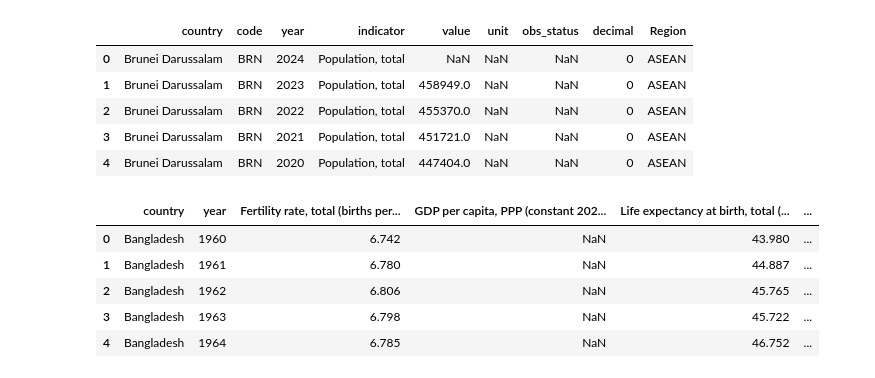
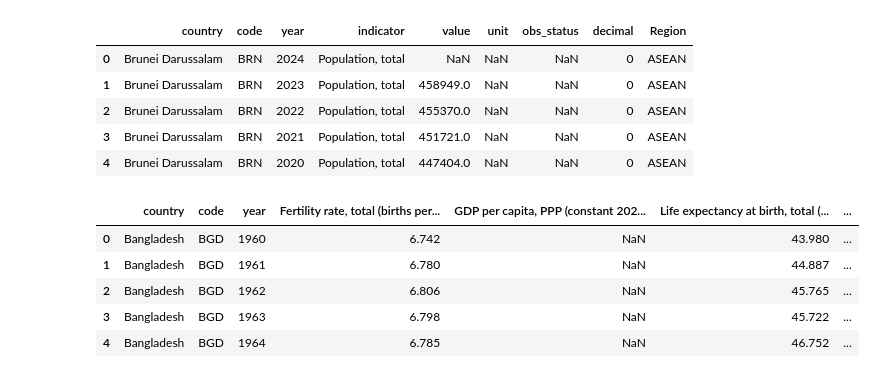
Before and after one commit to Graspp-25-Spring/graspp_2025s_fintech, a Jupyter notebook: notebooks/Milestone1_Wanzi(demography).ipynb, the cells around one changed output. Saved outputs shown, nothing was run; the diff lists cells and outputs as text; code cells hidden in the pictures.

```diff
--- a/notebooks/Milestone1_Wanzi(demography).ipynb
+++ b/notebooks/Milestone1_Wanzi(demography).ipynb
@@ -279,26 +279,26 @@ df.head()
 | 4 | Brunei Darussalam | BRN | 2020 | Population, total | 447404.0 | NaN | NaN | 0 | ASEAN |
 # %%
 # Keep only necessary columns
-df_filtered = df[['country', 'year', 'indicator', 'value']]
+df_filtered = df[['country', 'code','year', 'indicator', 'value']]
 
 # Pivot to wide format: each indicator becomes a column
 df_wide = df_filtered.pivot_table(
-    index=['country', 'year'],
+    index=['country', 'code','year'],
     columns='indicator',
     values='value'
 ).reset_index()
 
 # (Optional) Flatten column names if needed
 df_wide.columns.name = None
 
 # Preview the result
 df_wide.head()
 # %% [output]
-|  | country | year | Fertility rate, total (births per... | GDP per capita, PPP (constant 202... | Life expectancy at birth, total (... | ... |
-| 0 | Bangladesh | 1960 | 6.742 | NaN | 43.980 | ... |
-| 1 | Bangladesh | 1961 | 6.780 | NaN | 44.887 | ... |
-| 2 | Bangladesh | 1962 | 6.806 | NaN | 45.765 | ... |
-| 3 | Bangladesh | 1963 | 6.798 | NaN | 45.722 | ... |
-| 4 | Bangladesh | 1964 | 6.785 | NaN | 46.752 | ... |
+|  | country | code | year | Fertility rate, total (births per... | GDP per capita, PPP (constant 202... | Life expectancy at birth, total (... | ... |
+| 0 | Bangladesh | BGD | 1960 | 6.742 | NaN | 43.980 | ... |
+| 1 | Bangladesh | BGD | 1961 | 6.780 | NaN | 44.887 | ... |
+| 2 | Bangladesh | BGD | 1962 | 6.806 | NaN | 45.765 | ... |
+| 3 | Bangladesh | BGD | 1963 | 6.798 | NaN | 45.722 | ... |
+| 4 | Bangladesh | BGD | 1964 | 6.785 | NaN | 46.752 | ... |
 # %%
 df_wide.to_csv('../data/processed/control_var.csv', index=False)
```
Also changed, not shown: 1 other file.
